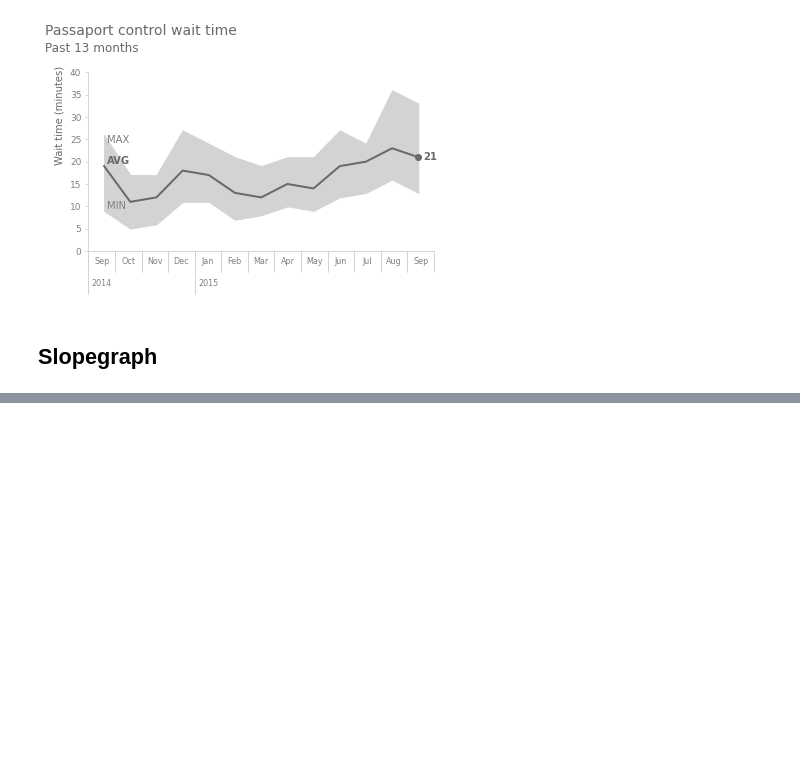
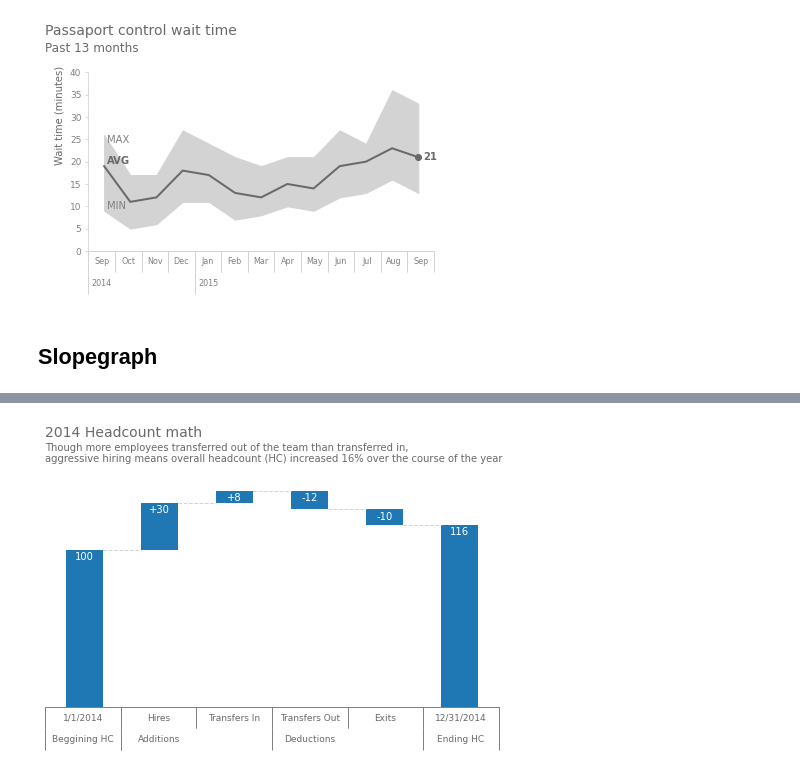
Before and after one commit to amandinhame/data-visualization-cookbook, a Jupyter notebook: matplotlib/storytelling_with_data.ipynb, the cells around one changed output, grey strips where cells are left out. Drawn from its saved outputs; the diff is of its cells as text; code cells hidden in the pictures; blank space fills up the shorter version.

```diff
--- a/matplotlib/storytelling_with_data.ipynb
+++ b/matplotlib/storytelling_with_data.ipynb
@@ -628,0 +631,80 @@ plt.show()
+# %%
+import matplotlib.pyplot as plt
+import pandas as pd
+import numpy as np
+
+%matplotlib inline
+
+# Data
+data = [['Beggining HC', '1/1/2014', 0, 100], ['Additions', 'Hires', 100, +30],
+        ['Additions', 'Transfers In', 130, +8], ['Deductions', 'Transfers Out', 138, -12],
+        ['Deductions', 'Exits', 126, -10], ['Ending HC', '12/31/2014', 0, 116]]
+
+df = pd.DataFrame(data, columns=['category', 'description', 'bottom', 'value'])
+
+# Colors
+palette = {
+    'white': 'w',
+    'light_grey': 'lightgrey',
+    'grey': 'grey',
+    'dark_grey': 'dimgrey',
+    'dark_blue': 'tab:blue',
+    'title': 'dimgrey'
+}
+
+# Plot
+fig, ax = plt.subplots(figsize=(7, 5))
+
+fig.subplots_adjust(left=0.05, top=0.80, bottom=0.2, right=0.95)
+
+width=0.5
+ax.bar(np.arange(len(df['description'])), df['value'], bottom=df['bottom'], color=palette['dark_blue'],
+       align='center', width=width)
+
+# Lines between bars
+for i in range(len(data) - 1):
+    ax.hlines(data[i][2] + data[i][3], i + width/2, i + 1 - width/2, linewidth=1, linestyle='--', color=palette['light_grey'])
+
+# Values in bars
+for i in range(len(data)):
+    ax.text(i, (data[i][2] if data[i][3] < 0 else data[i][2] + data[i][3]) -1,
+            '{:+d}'.format(data[i][3]) if i > 0 and i < 5 else data[i][3],
+            va='top', ha='center', color=palette['white'])
+
+# Texts
+fig.text(0.05, 0.95, '2014 Headcount math', fontsize=14, color=palette['title'])
+fig.text(0.05, 0.88, 'Though more employees transferred out of the team than transferred in,\n' +
+         'aggressive hiring means overall headcount (HC) increased 16% over the course of the year',
+         fontsize=10, color=palette['title'])
+
+# Axes
+for s in ax.spines.values():
+    s.set_visible(False)
+
+ax.xaxis.set_visible(False)
+ax.yaxis.set_visible(False)
+
+# X axis
+t = ax.table([df['description'], df['category']])
+
+for c in range(len(data)):
+    for r in range(2):
+
+        t[r, c].set_edgecolor(palette['grey'])
+        t[r, c].set_height(.1)
+        t[r, c].set_text_props(color=palette['dark_grey'], fontsize=12, ha='center', va='center')
+
+        if r == 0:
+            t[r, c].visible_edges = 'TRL'
+        elif c == 2 or c == 4:
+            t[r, c].get_text().set_text('')
+            t[r, c].visible_edges = ''
+        elif c == 1 or c == 3:
+            t[r, c].visible_edges = 'L'
+        else:
+            t[r, c].visible_edges = 'LR'
+
+
+plt.show()
+# %% [output]
+[figure, added]
```
Also changed, not shown: parts of 3 cells of this notebook.
